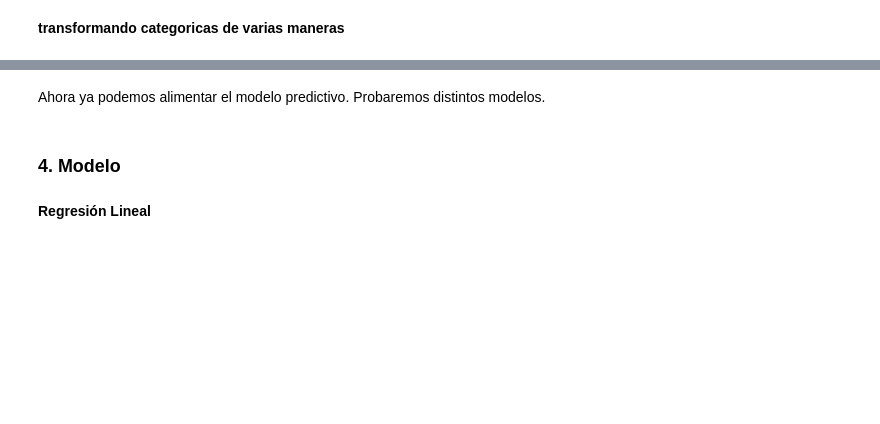
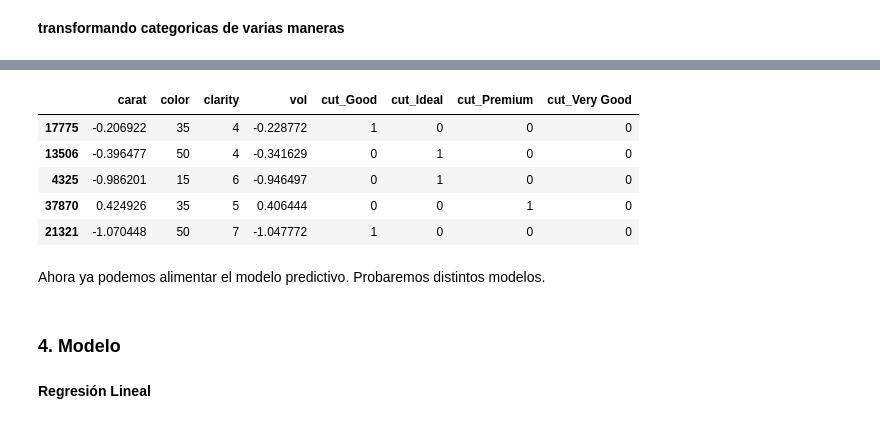
Before and after one commit to Ironhack-Data-Madrid-Octubre-2023/apuntes_clase, a Jupyter notebook: semana_7/1.1 - Intro Machine Learning - Aprendizaje Supervisado - Regresion.ipynb, the cells around one changed output, grey strips where cells are left out. Drawn from its saved outputs; the diff is of its cells as text; code cells hidden in the pictures; blank space fills up the shorter version.

```diff
--- a/semana_7/1.1 - Intro Machine Learning - Aprendizaje Supervisado - Regresion.ipynb
+++ b/semana_7/1.1 - Intro Machine Learning - Aprendizaje Supervisado - Regresion.ipynb
@@ -307,0 +366,2 @@ Antes de transformar definitivamente nada, vamos a separar los datos en X e y. y
+# %%
+X_test[['carat', 'vol']] = escalador.transform(X_test[['carat', 'vol']])  # transforma test
@@ -310,3 +445,12 @@ Antes de transformar definitivamente nada, vamos a separar los datos en X e y. y
+# %%
+X_test.head()
+# %% [output]
+|  | carat | color | clarity | vol | cut_Good | cut_Ideal | cut_Premium | cut_Very Good |
+| 17775 | -0.206922 | 35 | 4 | -0.228772 | 1 | 0 | 0 | 0 |
+| 13506 | -0.396477 | 50 | 4 | -0.341629 | 0 | 1 | 0 | 0 |
+| 4325 | -0.986201 | 15 | 6 | -0.946497 | 0 | 1 | 0 | 0 |
+| 37870 | 0.424926 | 35 | 5 | 0.406444 | 0 | 0 | 1 | 0 |
+| 21321 | -1.070448 | 50 | 7 | -1.047772 | 1 | 0 | 0 | 0 |
 # %% [markdown]
 Ahora ya podemos alimentar el modelo predictivo. Probaremos distintos modelos.
 # %% [markdown]
```
Also changed, not shown: parts of 63 cells of this notebook.
